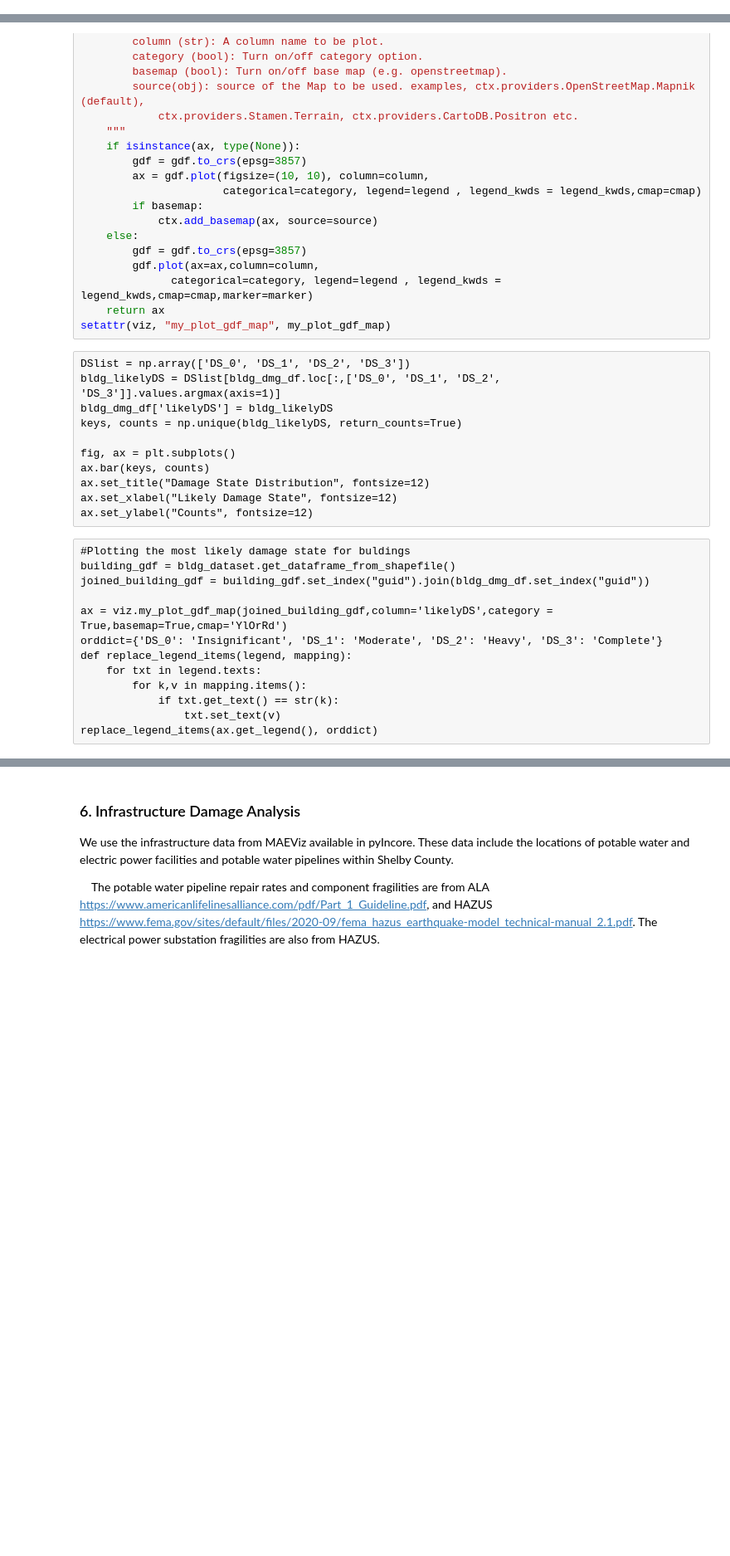
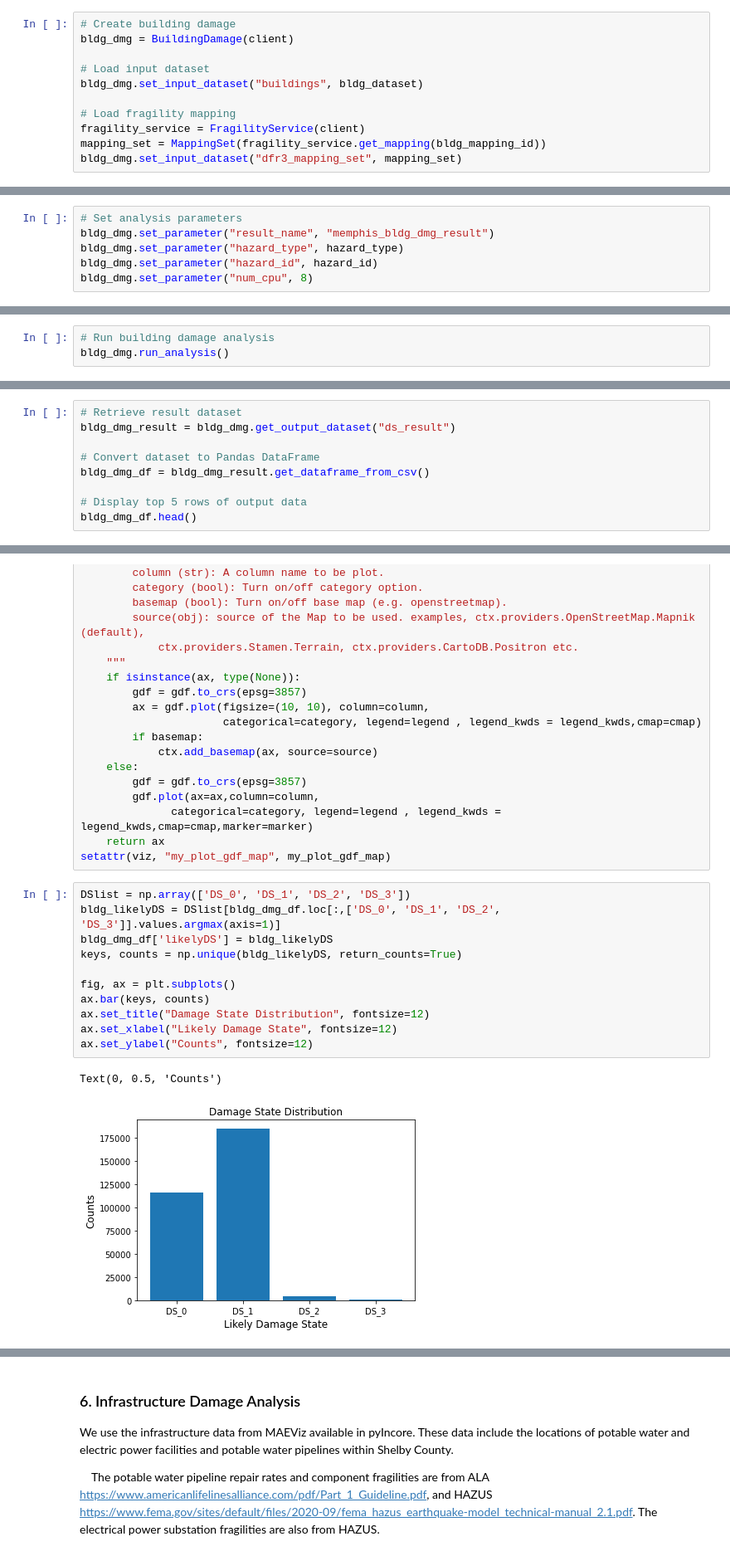
Before and after one commit to IN-CORE/incore-docs, a Jupyter notebook: manual_jb/content/notebooks/MMSA_testbed/MMSA_Seismic_Functionality_Analysis_for_Interdependent_Buildings-Water-Power_using_Fragility_and_Repair_Rate_Curves.ipynb, the cells around one changed output, grey strips where cells are left out. Shown at 83% size. Drawn from its saved outputs; the diff is of its cells as text; blank space fills up the shorter version.

Commit message:
Include bldg dmg mmsa (#149)
* update notebook to include buidling damage

```diff
--- a/manual_jb/content/notebooks/MMSA_testbed/MMSA_Seismic_Functionality_Analysis_for_Interdependent_Buildings-Water-Power_using_Fragility_and_Repair_Rate_Curves.ipynb
+++ b/manual_jb/content/notebooks/MMSA_testbed/MMSA_Seismic_Functionality_Analysis_for_Interdependent_Buildings-Water-Power_using_Fragility_and_Repair_Rate_Curves.ipynb
@@ -162,0 +142,11 @@ bldg_dmg_df.head()
+# %%
+# Create building damage
+bldg_dmg = BuildingDamage(client)
+
+# Load input dataset
+bldg_dmg.set_input_dataset("buildings", bldg_dataset)
+
+# Load fragility mapping
+fragility_service = FragilityService(client)
+mapping_set = MappingSet(fragility_service.get_mapping(bldg_mapping_id))
+bldg_dmg.set_input_dataset("dfr3_mapping_set", mapping_set)
@@ -162,0 +155,6 @@ bldg_dmg_df.head()
+# %%
+# Set analysis parameters
+bldg_dmg.set_parameter("result_name", "memphis_bldg_dmg_result")
+bldg_dmg.set_parameter("hazard_type", hazard_type)
+bldg_dmg.set_parameter("hazard_id", hazard_id)
+bldg_dmg.set_parameter("num_cpu", 8)
@@ -162,0 +163,3 @@ bldg_dmg_df.head()
+# %%
+# Run building damage analysis
+bldg_dmg.run_analysis()
@@ -162,0 +168,9 @@ bldg_dmg_df.head()
+# %%
+# Retrieve result dataset
+bldg_dmg_result = bldg_dmg.get_output_dataset("ds_result")
+
+# Convert dataset to Pandas DataFrame
+bldg_dmg_df = bldg_dmg_result.get_dataframe_from_csv()
+
+# Display top 5 rows of output data
+bldg_dmg_df.head()
@@ -189,27 +210,17 @@ def my_plot_gdf_map(gdf, column, category=False, basemap=True, source=ctx.provid
               categorical=category, legend=legend , legend_kwds = legend_kwds,cmap=cmap,marker=marker)
     return ax
 setattr(viz, "my_plot_gdf_map", my_plot_gdf_map)
-# %% [raw]
-DSlist = np.array(['DS_0', 'DS_1', 'DS_2', 'DS_3'])
-bldg_likelyDS = DSlist[bldg_dmg_df.loc[:,['DS_0', 'DS_1', 'DS_2', 'DS_3']].values.argmax(axis=1)]
-bldg_dmg_df['likelyDS'] = bldg_likelyDS
-keys, counts = np.unique(bldg_likelyDS, return_counts=True)
-
-fig, ax = plt.subplots()
-ax.bar(keys, counts)
-ax.set_title("Damage State Distribution", fontsize=12)
-ax.set_xlabel("Likely Damage State", fontsize=12)
-ax.set_ylabel("Counts", fontsize=12)
-# %% [raw]
-#Plotting the most likely damage state for buldings
-building_gdf = bldg_dataset.get_dataframe_from_shapefile()
-joined_building_gdf = building_gdf.set_index("guid").join(bldg_dmg_df.set_index("guid"))
-
-ax = viz.my_plot_gdf_map(joined_building_gdf,column='likelyDS',category = True,basemap=True,cmap='YlOrRd')
-orddict={'DS_0': 'Insignificant', 'DS_1': 'Moderate', 'DS_2': 'Heavy', 'DS_3': 'Complete'}
-def replace_legend_items(legend, mapping):
-    for txt in legend.texts:
-        for k,v in mapping.items():
-            if txt.get_text() == str(k):
-                txt.set_text(v)
-replace_legend_items(ax.get_legend(), orddict)
+# %%
+DSlist = np.array(['DS_0', 'DS_1', 'DS_2', 'DS_3'])
+bldg_likelyDS = DSlist[bldg_dmg_df.loc[:,['DS_0', 'DS_1', 'DS_2', 'DS_3']].values.argmax(axis=1)]
+bldg_dmg_df['likelyDS'] = bldg_likelyDS
+keys, counts = np.unique(bldg_likelyDS, return_counts=True)
+
+fig, ax = plt.subplots()
+ax.bar(keys, counts)
+ax.set_title("Damage State Distribution", fontsize=12)
+ax.set_xlabel("Likely Damage State", fontsize=12)
+ax.set_ylabel("Counts", fontsize=12)
+# %% [output]
+Text(0, 0.5, 'Counts')
+[figure, added]
```
Also changed, not shown: parts of 27 cells of this notebook, 2 other files.
